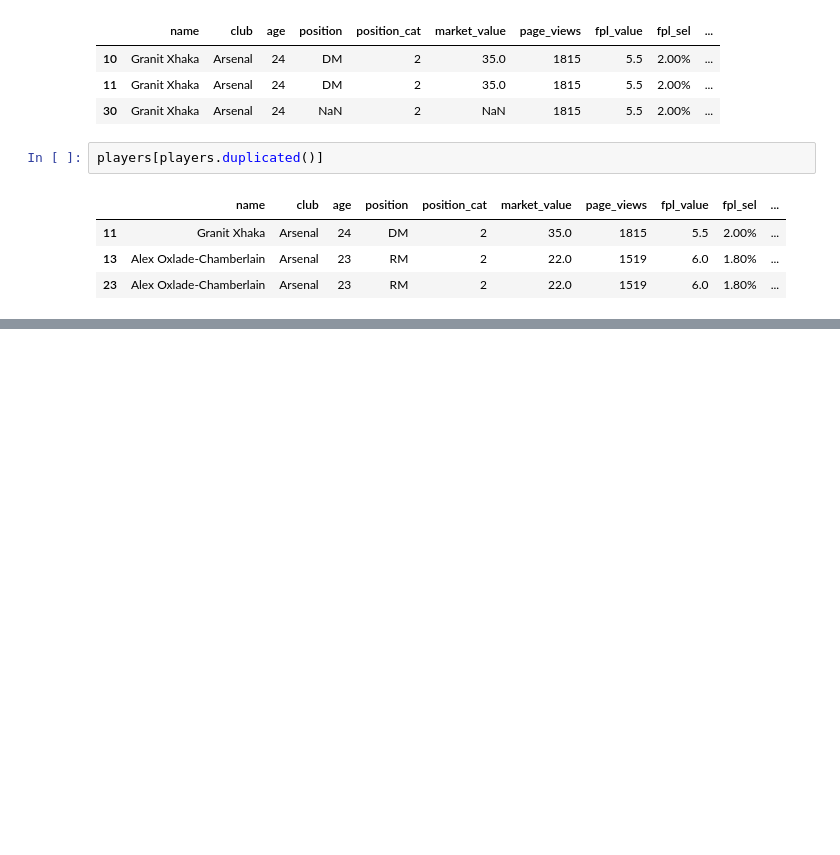
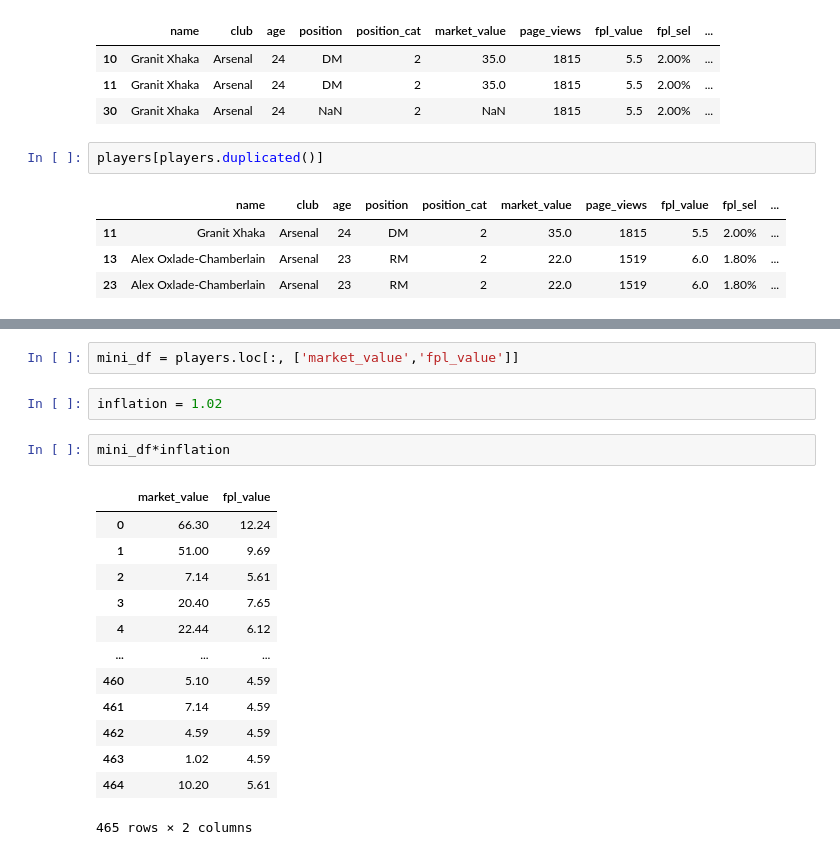
Before and after one commit to junio-firmino/Aprendizado_python, a Jupyter notebook: soccer.ipynb, the cells around one changed output, grey strips where cells are left out. Saved outputs shown, nothing was run; the diff lists cells and outputs as text; blank space fills up the shorter version.

```diff
--- a/soccer.ipynb
+++ b/soccer.ipynb
@@ -481,0 +524,20 @@ players[players.duplicated()]
+# %%
+mini_df = players.loc[:, ['market_value','fpl_value']]
+# %%
+inflation = 1.02
+# %%
+mini_df*inflation
+# %% [output]
+|  | market_value | fpl_value |
+| 0 | 66.30 | 12.24 |
+| 1 | 51.00 | 9.69 |
+| 2 | 7.14 | 5.61 |
+| 3 | 20.40 | 7.65 |
+| 4 | 22.44 | 6.12 |
+| ... | ... | ... |
+| 460 | 5.10 | 4.59 |
+| 461 | 7.14 | 4.59 |
+| 462 | 4.59 | 4.59 |
+| 463 | 1.02 | 4.59 |
+| 464 | 10.20 | 5.61 |
+465 rows × 2 columns
```
Also changed, not shown: parts of 4 cells of this notebook.
